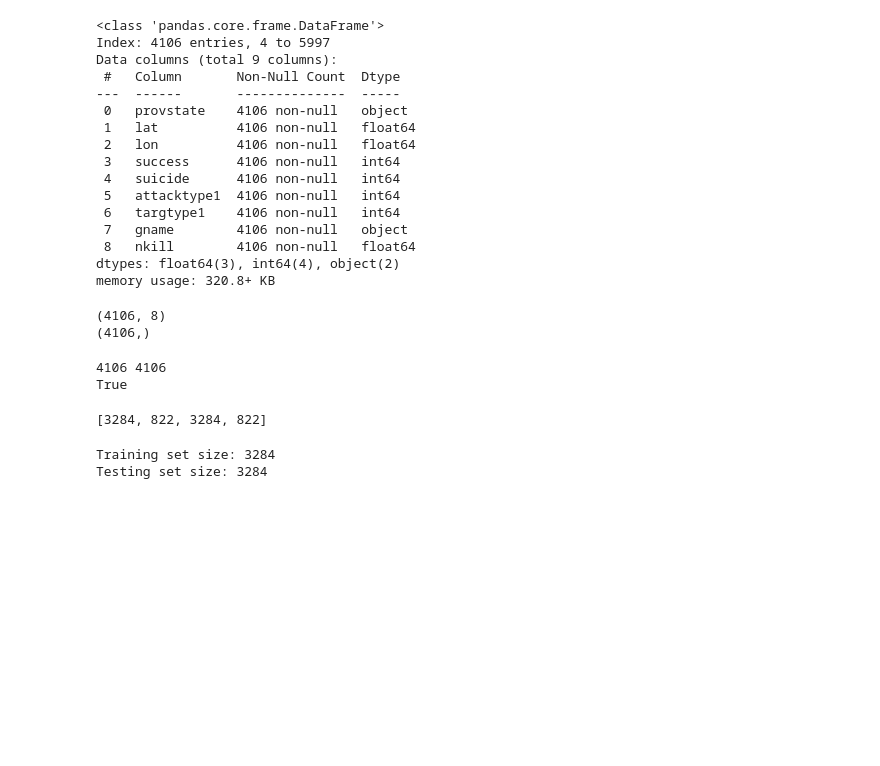
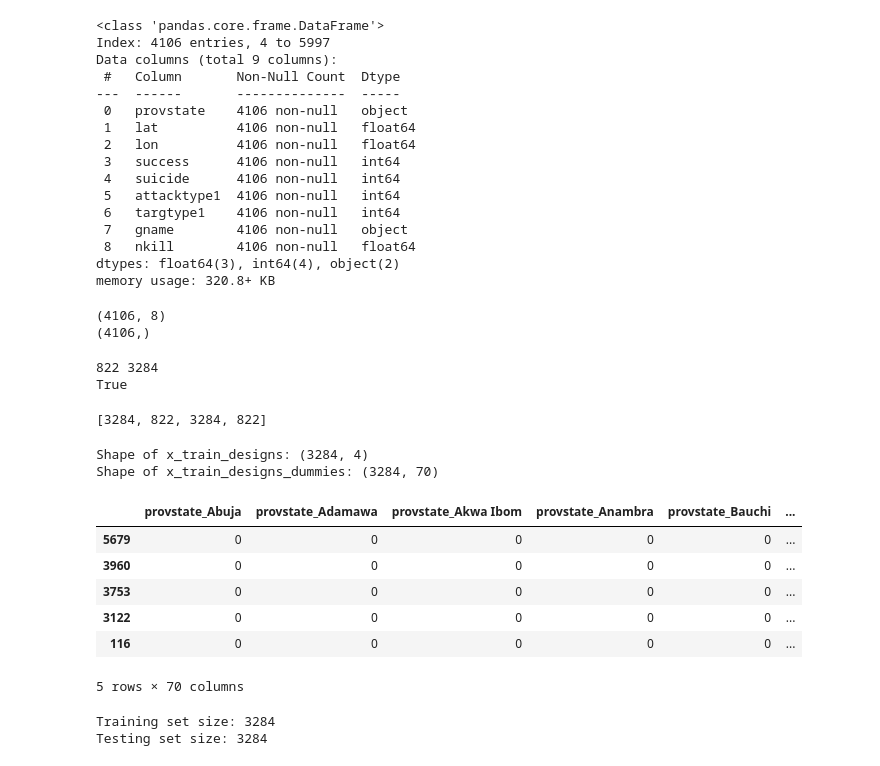
Before and after one commit to pabrokim/Terrorism-in-Nigeria, a Jupyter notebook: terror_data.ipynb, the cells around one changed output. Drawn from its saved outputs; the diff is of its cells as text; code cells hidden in the pictures; blank space fills up the shorter version.

Commit message:
Add dummies for qualitative variables

```diff
--- a/terror_data.ipynb
+++ b/terror_data.ipynb
@@ -223,8 +225,8 @@ print(y.shape)
 # %%
-print(len(x), len(y))
+print(len(y_test), len(y_train))
 print(x.index.equals(y.index))
 # %% [output]
-4106 4106
+822 3284
 True
 # %%
 x_train, y_train, x_test, y_test = train_test_split(x, y, test_size = 0.2, random_state=42)
@@ -232,6 +234,22 @@ x_train, y_train, x_test, y_test = train_test_split(x, y, test_size = 0.2, rando
 [len(x_train), len(y_train), len(x_test), len(y_test)]
 # %% [output]
 [3284, 822, 3284, 822]
+# %%
+x_train_designs= x_train.select_dtypes(include='object')
+print('Shape of x_train_designs:', x_train_designs.shape)
+x_train_designs_dummies = pd.get_dummies(x_train_designs,drop_first=True).astype("int")
+print('Shape of x_train_designs_dummies:', x_train_designs_dummies.shape)
+x_train_designs_dummies.head()
+# %% [output]
+Shape of x_train_designs: (3284, 4)
+Shape of x_train_designs_dummies: (3284, 70)
+|  | provstate_Abuja | provstate_Adamawa | provstate_Akwa Ibom | provstate_Anambra | provstate_Bauchi | ... |
+| 5679 | 0 | 0 | 0 | 0 | 0 | ... |
+| 3960 | 0 | 0 | 0 | 0 | 0 | ... |
+| 3753 | 0 | 0 | 0 | 0 | 0 | ... |
+| 3122 | 0 | 0 | 0 | 0 | 0 | ... |
+| 116 | 0 | 0 | 0 | 0 | 0 | ... |
+5 rows × 70 columns
 # %%
 print(f"Training set size: {len(x_train)}")
 print(f"Testing set size: {len(x_test)}")
```
Also changed, not shown: parts of 1 cell of this notebook.
